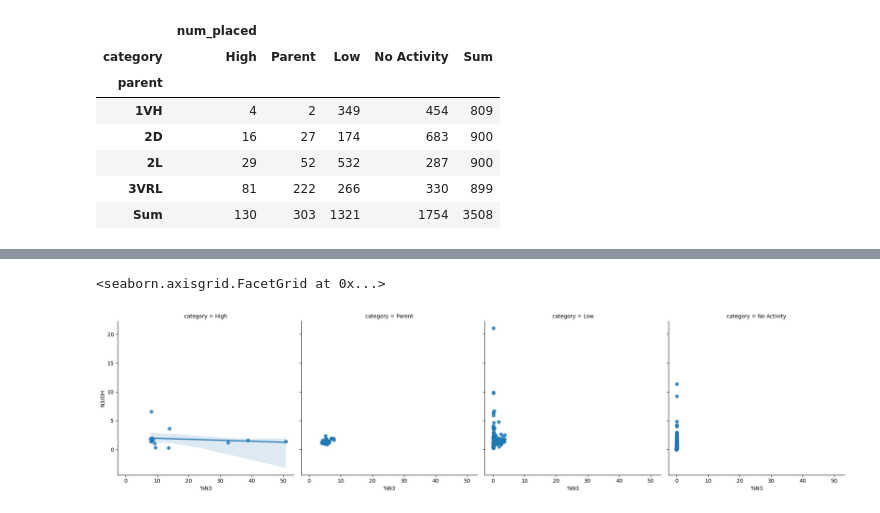
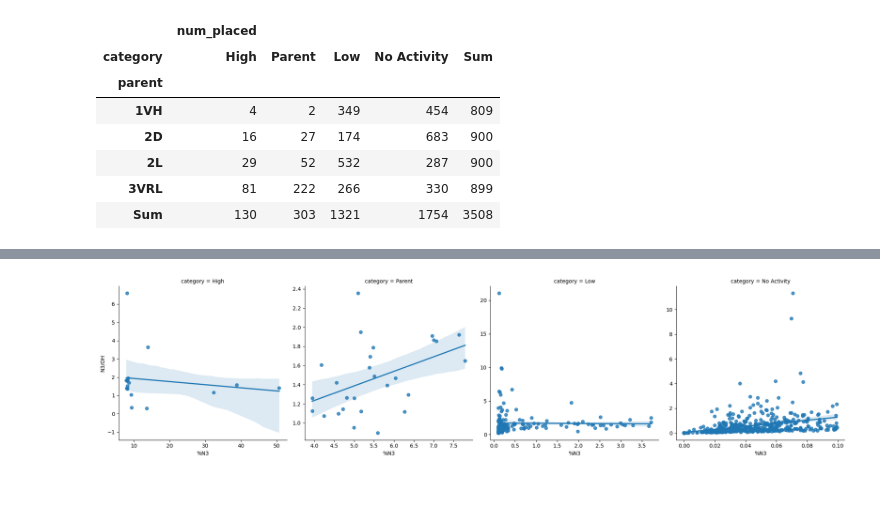
Before and after one commit to RomeroLab/sadx-latent-function, a Jupyter notebook: projects/Biochemical_Ordinal/scripts/nb_screening_data.ipynb, the cells around one changed output, grey strips where cells are left out. Saved outputs shown, nothing was run; the diff lists cells and outputs as text; code cells hidden in the pictures.

```diff
--- a/projects/Biochemical_Ordinal/scripts/nb_screening_data.ipynb
+++ b/projects/Biochemical_Ordinal/scripts/nb_screening_data.ipynb
@@ -11,6 +11,7 @@ import seaborn as sns
 # %%
 xlsx_dir = pathlib.Path("../data/xlsx")
 figs_dir = pathlib.Path("../data/misc")
+figs_dir_2D = pathlib.Path("../data/misc_2D/")
 # %%
 parents = ["1-VH", "2-L", "3-VRL", "2-D"]
 # %% [markdown]
@@ -166,7 +218,9 @@ pd.concat([samples, samples_2D]).pivot_table(index=["parent"], columns=["categor
 df = join_d["2-D"]
 df = df[~df["category"].isna()].copy()
 # %%
-sns.lmplot(data=df, x="%N3", y="N3/OH", col="category")
+g = sns.lmplot(data=df, x="%N3", y="N3/OH", col="category",
+           facet_kws=dict(sharex=False, sharey=False))
+
+g.savefig(figs_dir_2D / "2D_azidation_vs_selectivity.png", dpi=300)
 # %% [output]
-<seaborn.axisgrid.FacetGrid at 0x...>
-[figure, old version]
+[figure, new version]
```
Also changed, not shown: parts of 5 cells of this notebook, 1 other file.
